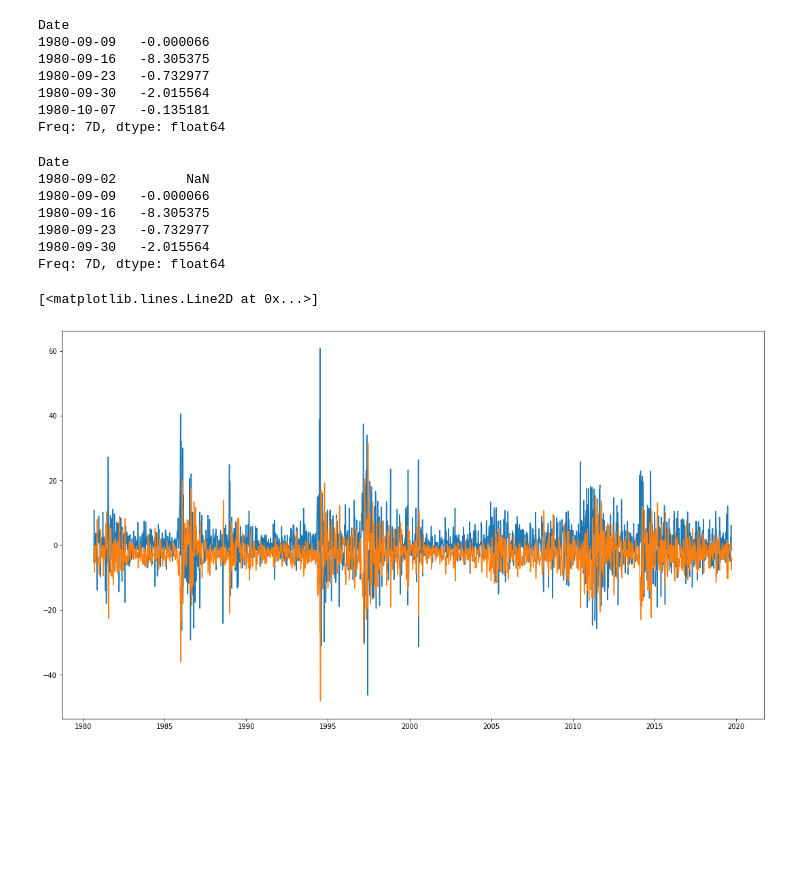
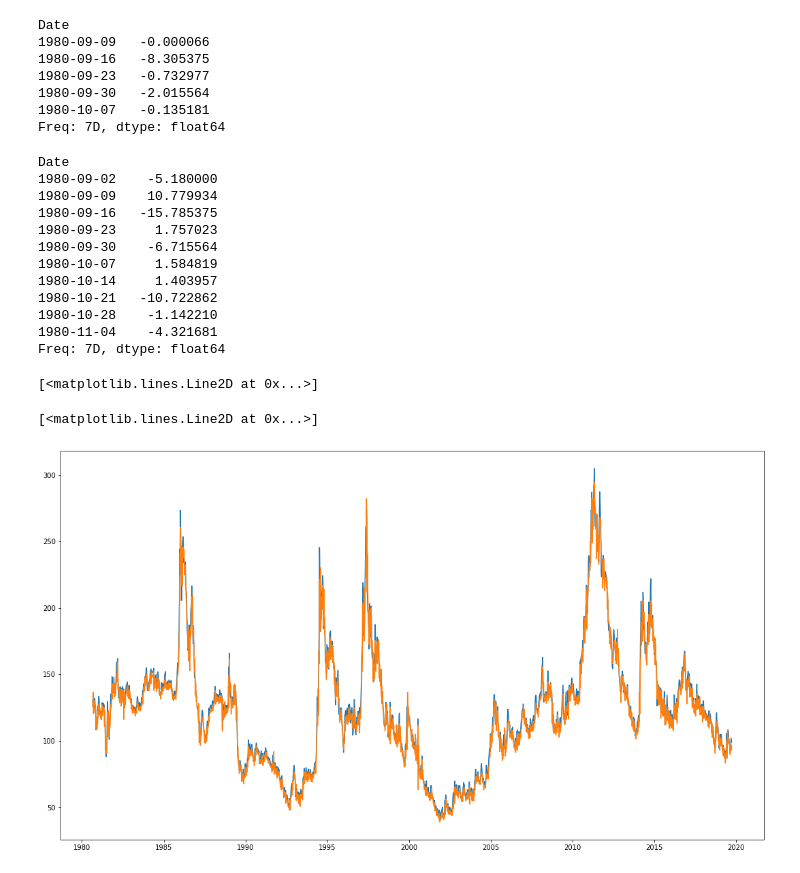
Before and after one commit to teodorkasap/coffee-futures-time-series-analysis, a Jupyter notebook: nb-time-series-analysis-us-coffee-futures-3.ipynb, the cells around one changed output. Drawn from its saved outputs; the diff is of its cells as text; code cells hidden in the pictures; blank space fills up the shorter version.

```diff
--- a/nb-time-series-analysis-us-coffee-futures-3.ipynb
+++ b/nb-time-series-analysis-us-coffee-futures-3.ipynb
@@ -445,10 +511,10 @@ Plotting MA-Model
 # %%
-model = ARIMA(df_shifted, order=(2, 1, 1))
+model = ARIMA(df_shifted, order=(2, 1, 0))
 results_ARIMA = model.fit(disp=-1)
 fig = matplotlib.pyplot.gcf()
 fig.set_size_inches(18.5, 10.5)
 plt.plot(df_shifted)
 plt.plot(results_ARIMA.fittedvalues, color='red')
-plt.title('RSS: %.4f'% sum((results_ARIMA.fittedvalues-df_shifted['Price'])**2))
+plt.title('RSS: %.4f'% sum((results_ARIMA.fittedvalues-df_shifted.iloc[1:,0])**2))
 print("Plotting ARIMA-Model")
 # %% [output]
@@ -461,8 +530,8 @@ check out this link
 https://www.analyticsvidhya.com/blog/2016/02/time-series-forecasting-codes-python/
 and find an analogy for comparing predi
 # %%
-predictions_AR_diff = pd.Series(results_AR.fittedvalues, copy=True)
-print(predictions_AR_diff.head())
+predictions_ARIMA_diff = pd.Series(results_ARIMA.fittedvalues, copy=True)
+print(predictions_ARIMA_diff.head())
 # %% [output]
 Date
 1980-09-09   -0.000066
@@ -472,8 +541,8 @@ Date
 1980-10-07    1.880382
 Freq: 7D, dtype: float64
 # %%
-predictions_AR_diff_cumsum = predictions_AR_diff.cumsum()
-print (predictions_AR_diff_cumsum.head())
+predictions_ARIMA_diff_cumsum = predictions_ARIMA_diff.cumsum()
+print (predictions_ARIMA_diff_cumsum.head())
 # %% [output]
 Date
 1980-09-09   -0.000066
@@ -483,22 +552,35 @@ Date
 1980-10-07   -0.135181
 Freq: 7D, dtype: float64
 # %%
-predictions_AR_df = pd.Series(df_shifted.iloc[0],index=df_shifted.index)
-predictions_AR_df = predictions_AR_df.add(predictions_AR_diff_cumsum,fill_value=0)
-predictions_AR_df.head()
+predictions_ARIMA_df = pd.Series(df_shifted.iloc[:,0],index=df_shifted.index)
+
+predictions_ARIMA_df = predictions_ARIMA_df.add(predictions_ARIMA_diff_cumsum,fill_value=0)
+predictions_ARIMA_df.head(10)
 # %% [output]
 Date
-1980-09-02         NaN
-1980-09-09   -0.000066
-1980-09-16   -8.305375
-1980-09-23   -0.732977
-1980-09-30   -2.015564
+1980-09-02    -5.180000
+1980-09-09    10.779934
+1980-09-16   -15.785375
+1980-09-23     1.757023
+1980-09-30    -6.715564
+1980-10-07     1.584819
+1980-10-14     1.403957
+1980-10-21   -10.722862
+1980-10-28    -1.142210
+1980-11-04    -4.321681
 Freq: 7D, dtype: float64
 # %%
 fig = matplotlib.pyplot.gcf()
 fig.set_size_inches(18.5, 10.5)
-plt.plot(df_shifted)
-plt.plot(predictions_AR_df)
+frame = {'Date':predictions_ARIMA_df.index, 'Price':predictions_ARIMA_df.values}
+# frame
+predictions_df_shifted = pd.DataFrame(frame)
+predictions_df_shifted = predictions_df_shifted.set_index(['Date'])
+predictions_ARIMA_df_unshifted = predictions_df_shifted + df.shift()
+
+plt.plot(df)
+plt.plot(predictions_ARIMA_df_unshifted)
 # %% [output]
 [<matplotlib.lines.Line2D at 0x...>]
+[<matplotlib.lines.Line2D at 0x...>]
-[figure, old version]
+[figure, new version]
```
Also changed, not shown: parts of 18 cells of this notebook, 2 other files.
